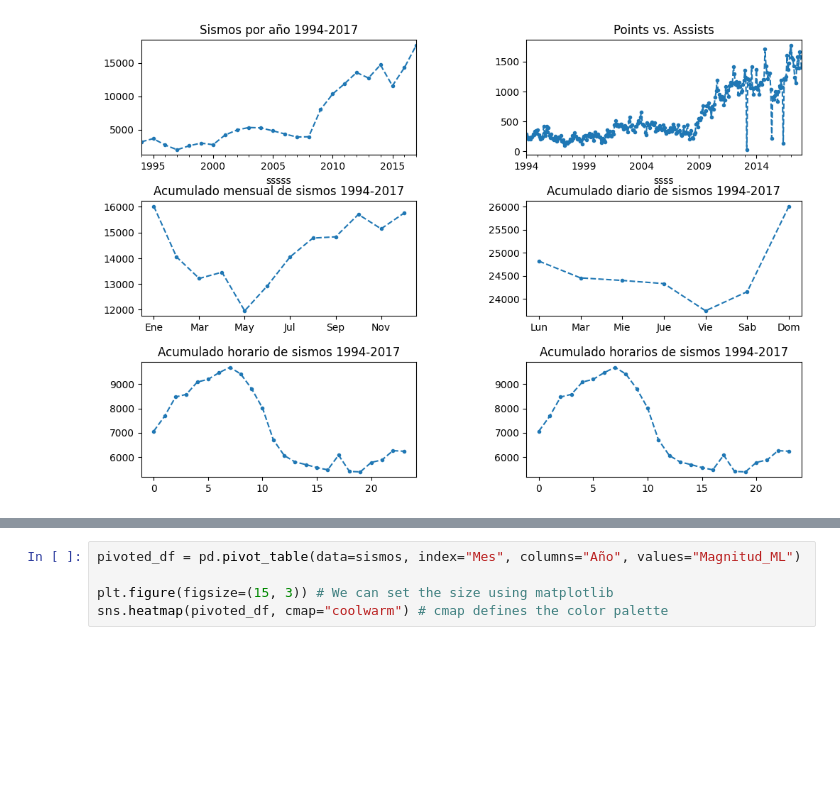
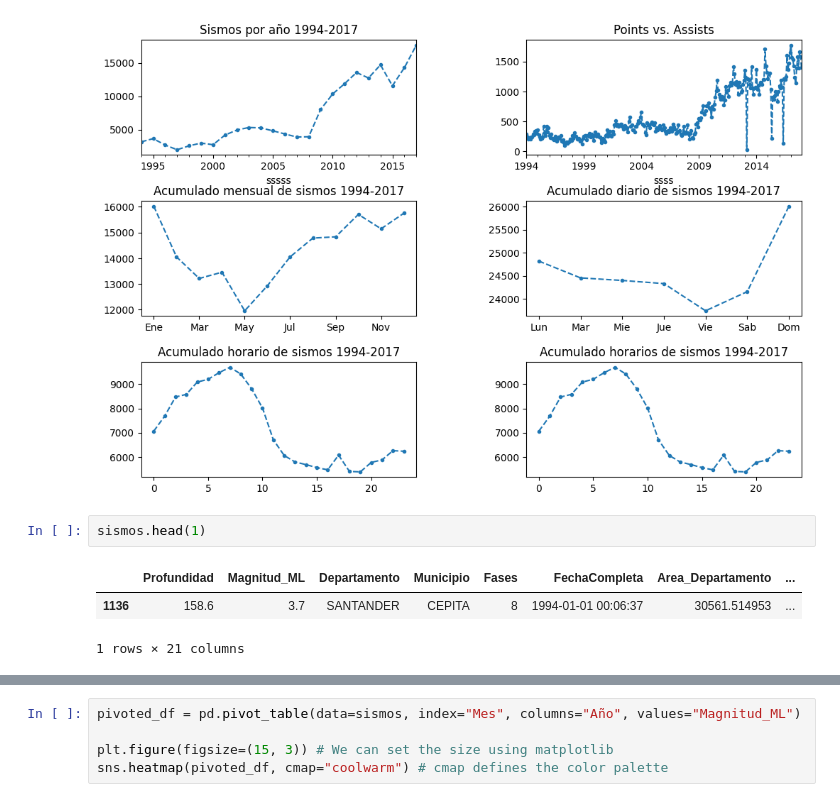
Before and after one commit to EDGAR-BARAHONA/Programacion-Python-Gis, a Jupyter notebook: Analitica/AnalisisSismico.ipynb, the cells around one changed output, grey strips where cells are left out. Saved outputs shown, nothing was run; the diff lists cells and outputs as text; blank space fills up the shorter version.

```diff
--- a/Analitica/AnalisisSismico.ipynb
+++ b/Analitica/AnalisisSismico.ipynb
@@ -229,3 +216,9 @@ sismoshora.plot(marker='.', ls = '--', title = 'Acumulado horarios de sismos 199
 plt.subplots_adjust(wspace=0.4,hspace=0.4)
 # %% [output]
 [figure]
+# %%
+sismos.head(1)
+# %% [output]
+|  | Profundidad | Magnitud_ML | Departamento | Municipio | Fases | FechaCompleta | Area_Departamento | ... |
+| 1136 | 158.6 | 3.7 | SANTANDER | CEPITA | 8 | 1994-01-01 00:06:37 | 30561.514953 | ... |
+1 rows × 21 columns
```
Also changed, not shown: parts of 8 cells of this notebook.
